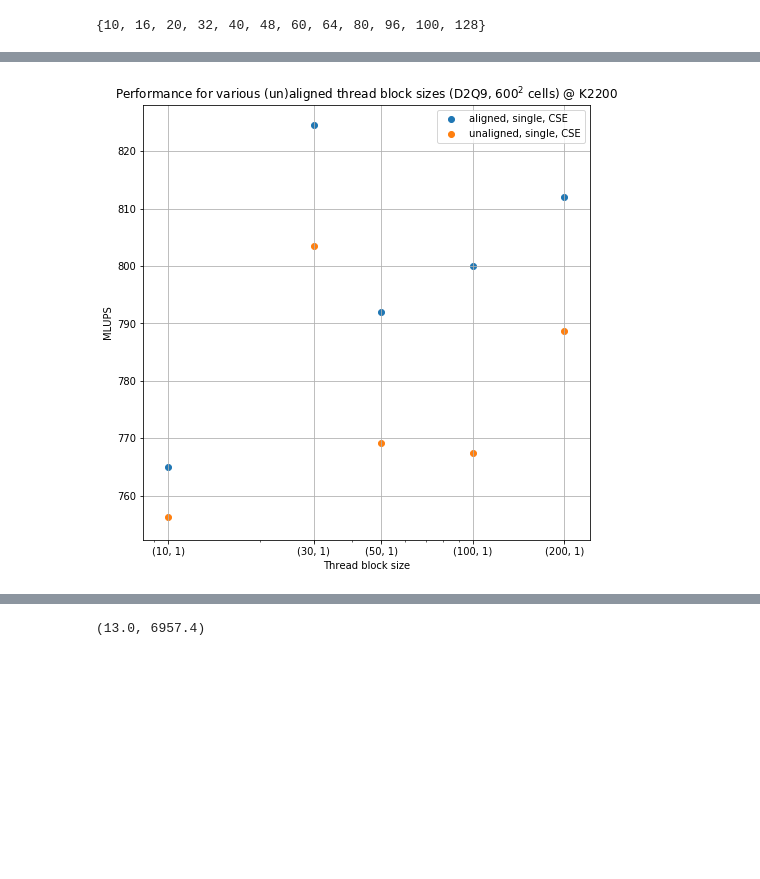
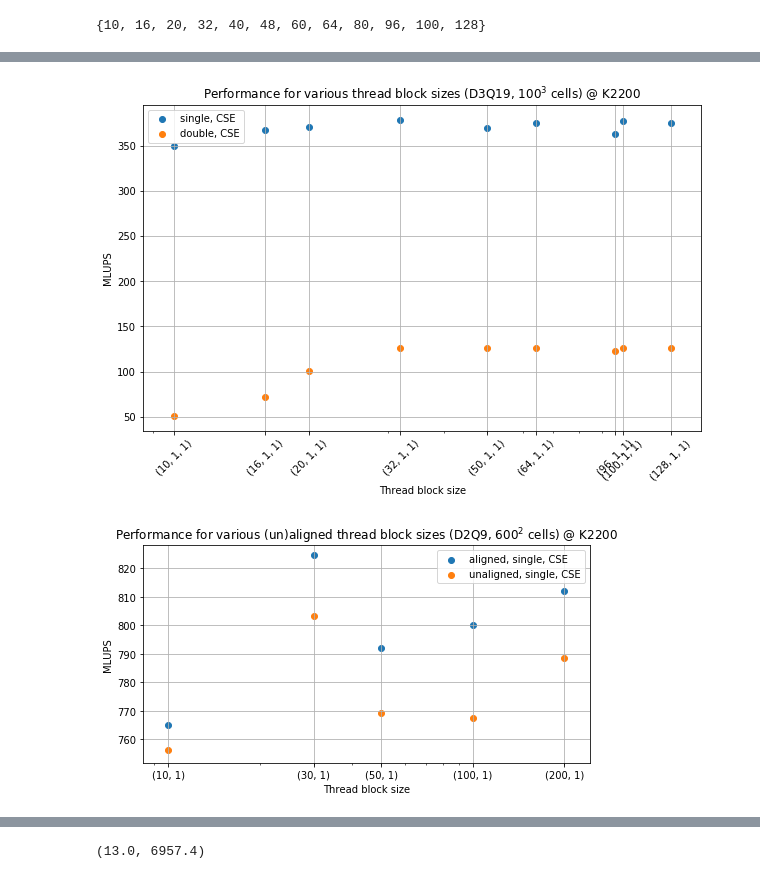
Before and after one commit to KnairdA/symlbm_playground, a Jupyter notebook: notebook/ldc_benchmark.ipynb, the cells around one changed output, grey strips where cells are left out. Drawn from its saved outputs; the diff is of its cells as text; code cells hidden in the pictures; blank space fills up the shorter version.

```diff
--- a/notebook/ldc_benchmark.ipynb
+++ b/notebook/ldc_benchmark.ipynb
@@ -147,6 +160,13 @@ mlups_per_layout_mixed_overview_plot(ldc_3d_D3Q19_p100, 'Performance for various
+# %%
+mlups_per_layout_mixed_overview_plot(
+    ldc_3d_D3Q19_k2200,
+    'Performance for various thread block sizes (D3Q19, $100^3$ cells) @ K2200',
+    size=[100])
+# %% [output]
+[figure, added]
 # %%
 def align_comparison_plot(data, title, **kwargs):
-    plt.figure(figsize=(8,8))
+    plt.figure(figsize=(8,4))
     plt.grid()
     plt.title(title)
     plt.xscale('log')
@@ -157,6 +177,9 @@ def align_comparison_plot(data, title, **kwargs):
     scatter(map(mlups_for_layout, subset(data, precision=['single'], optimization=[True], align=[False], **kwargs)), label='unaligned, single, CSE')
     plt.legend()
 # %%
-align_comparison_plot(ldc_2d_k2200, 'Performance for various (un)aligned thread block sizes (D2Q9, $600^2$ cells) @ K2200', size=[600], layout=lambda x: x % 10 == 0)
+align_comparison_plot(
+    ldc_2d_k2200,
+    'Performance for various (un)aligned thread block sizes (D2Q9, $600^2$ cells) @ K2200',
+    size=[600], layout=lambda x: x % 10 == 0)
 # %% [output]
-[figure, old version]
+[figure, new version]
```
Also changed, not shown: parts of 42 cells of this notebook.
